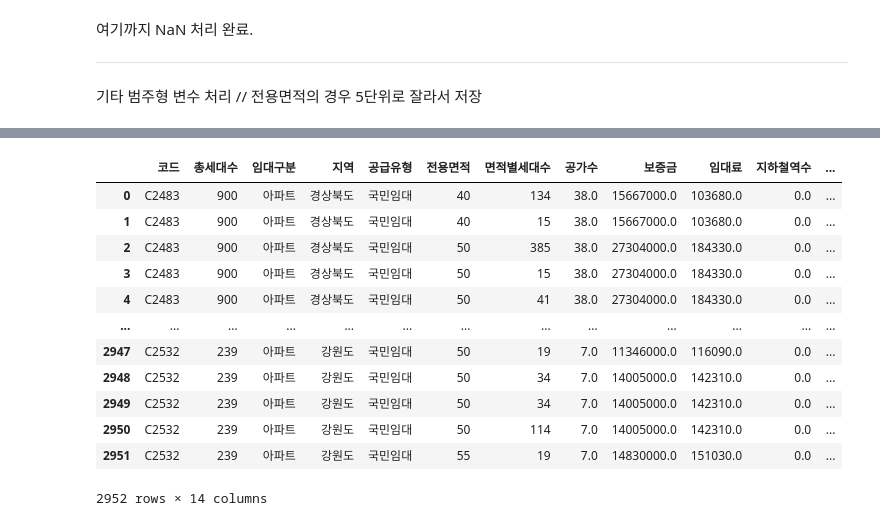
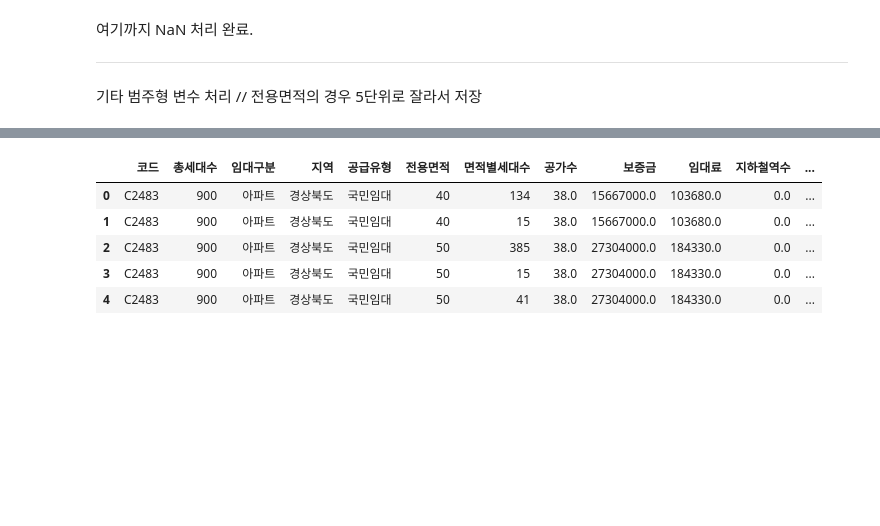
Before and after one commit to gustnekd47/DACON_parkingLot, a Jupyter notebook: main.ipynb, the cells around one changed output, grey strips where cells are left out. Drawn from its saved outputs; the diff is of its cells as text; code cells hidden in the pictures; blank space fills up the shorter version.

```diff
--- a/main.ipynb
+++ b/main.ipynb
@@ -228,18 +228,11 @@ Data columns (total 14 columns):
 dtypes: float64(7), int32(1), int64(2), object(4)
 memory usage: 311.5+ KB
 # %%
-df
+df.head()
 # %% [output]
 |  | 코드 | 총세대수 | 임대구분 | 지역 | 공급유형 | 전용면적 | 면적별세대수 | 공가수 | 보증금 | 임대료 | 지하철역수 | ... |
 | 0 | C2483 | 900 | 아파트 | 경상북도 | 국민임대 | 40 | 134 | 38.0 | 15667000.0 | 103680.0 | 0.0 | ... |
 | 1 | C2483 | 900 | 아파트 | 경상북도 | 국민임대 | 40 | 15 | 38.0 | 15667000.0 | 103680.0 | 0.0 | ... |
 | 2 | C2483 | 900 | 아파트 | 경상북도 | 국민임대 | 50 | 385 | 38.0 | 27304000.0 | 184330.0 | 0.0 | ... |
 | 3 | C2483 | 900 | 아파트 | 경상북도 | 국민임대 | 50 | 15 | 38.0 | 27304000.0 | 184330.0 | 0.0 | ... |
 | 4 | C2483 | 900 | 아파트 | 경상북도 | 국민임대 | 50 | 41 | 38.0 | 27304000.0 | 184330.0 | 0.0 | ... |
-| ... | ... | ... | ... | ... | ... | ... | ... | ... | ... | ... | ... | ... |
-| 2947 | C2532 | 239 | 아파트 | 강원도 | 국민임대 | 50 | 19 | 7.0 | 11346000.0 | 116090.0 | 0.0 | ... |
-| 2948 | C2532 | 239 | 아파트 | 강원도 | 국민임대 | 50 | 34 | 7.0 | 14005000.0 | 142310.0 | 0.0 | ... |
-| 2949 | C2532 | 239 | 아파트 | 강원도 | 국민임대 | 50 | 34 | 7.0 | 14005000.0 | 142310.0 | 0.0 | ... |
-| 2950 | C2532 | 239 | 아파트 | 강원도 | 국민임대 | 50 | 114 | 7.0 | 14005000.0 | 142310.0 | 0.0 | ... |
-| 2951 | C2532 | 239 | 아파트 | 강원도 | 국민임대 | 55 | 19 | 7.0 | 14830000.0 | 151030.0 | 0.0 | ... |
-2952 rows × 14 columns
```
Also changed, not shown: parts of 17 cells of this notebook, 2 other files.
